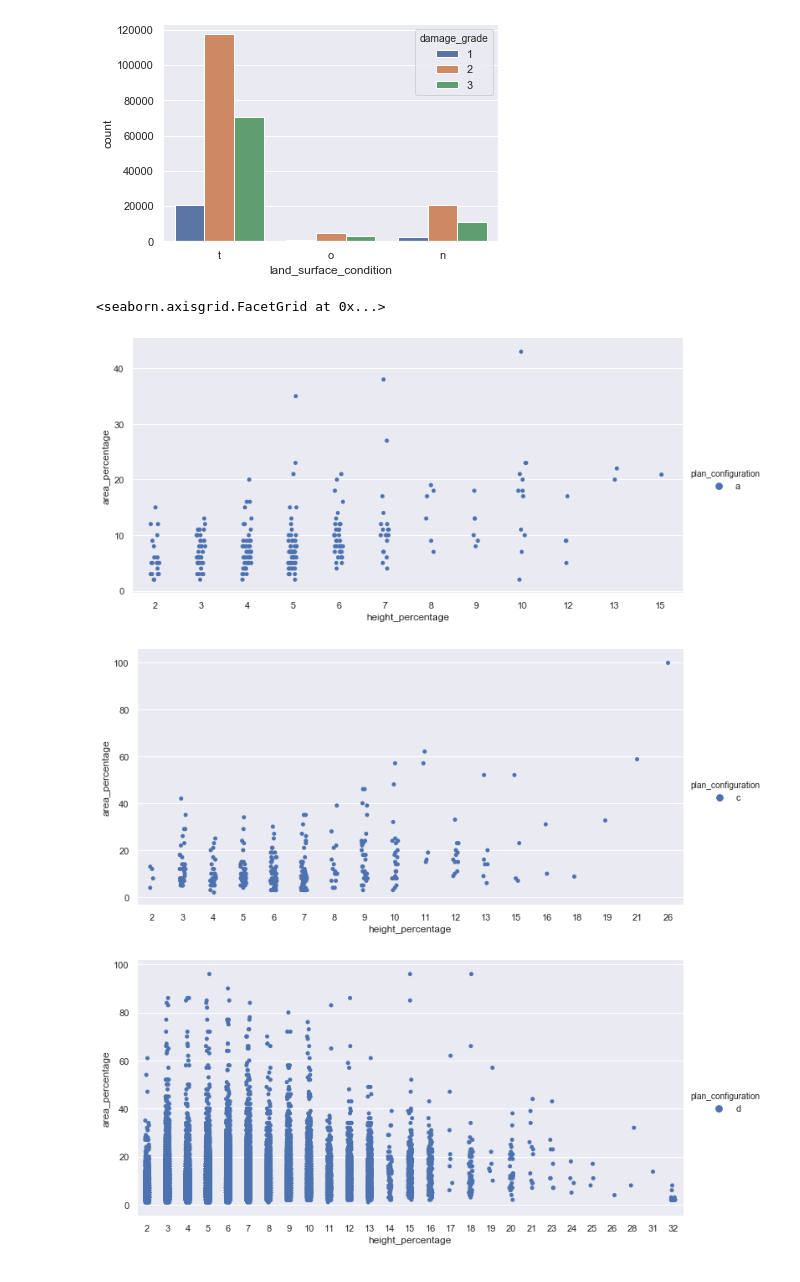
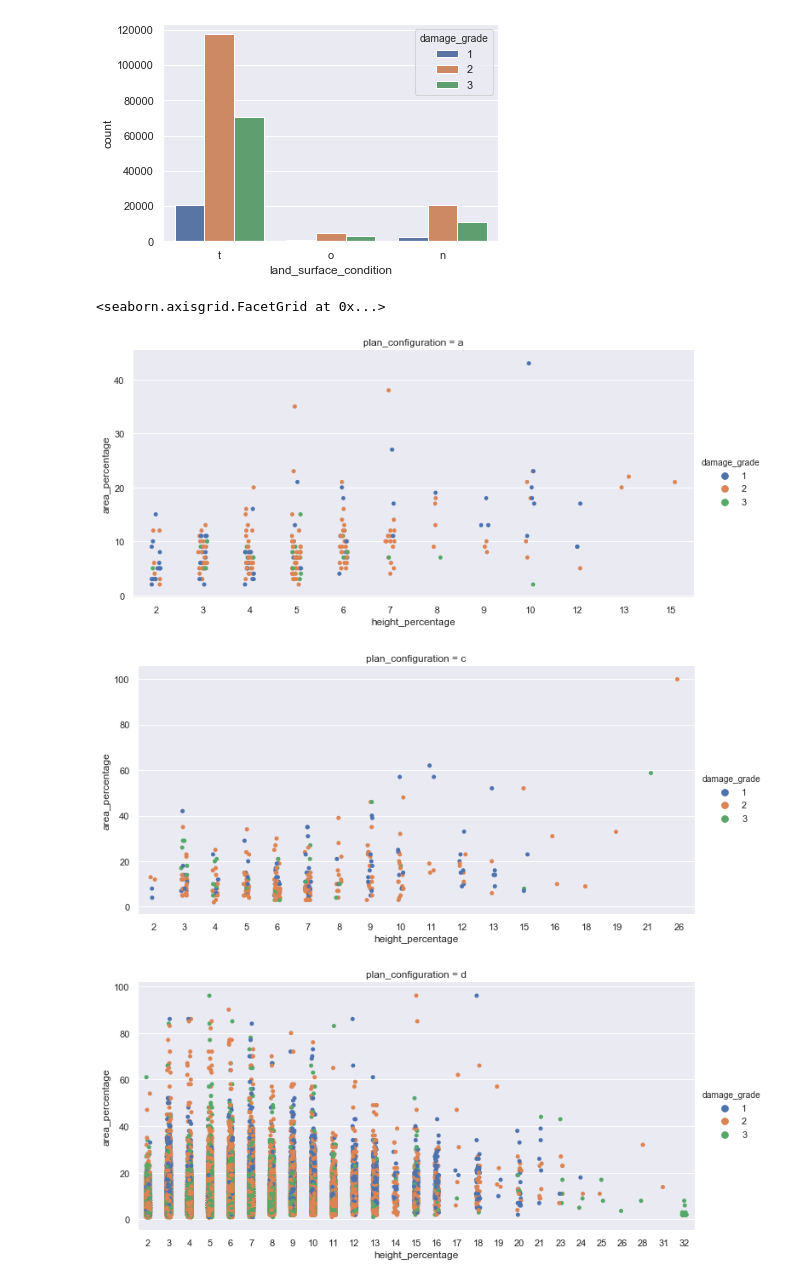
Before and after one commit to jshah39/DataSci, a Jupyter notebook: src/earthquake_shah.ipynb, the cells around one changed output. Cells and saved outputs as stored; diff of their text form; code cells hidden in the pictures.

```diff
--- a/src/earthquake_shah.ipynb
+++ b/src/earthquake_shah.ipynb
@@ -239,12 +218,14 @@ ax = sb.countplot(x="land_surface_condition", hue="damage_grade", data=dPlanDf)
 # %% [output]
 [figure]
 # %%
-sb.catplot(x="height_percentage", y = "area_percentage",hue="plan_configuration", data=aPlanDf, height=5, aspect=2)
-sb.catplot(x="height_percentage", y = "area_percentage",hue="plan_configuration", data=cPlanDf, height=5, aspect=2)
-sb.catplot(x="height_percentage", y = "area_percentage",hue="plan_configuration", data=dPlanDf, height=5, aspect=2)
+sb.catplot(x="height_percentage", y = "area_percentage",hue="damage_grade", data=aPlanDf, height=4, aspect=3, col="plan_configuration")
+sb.catplot(x="height_percentage", y = "area_percentage",hue="damage_grade", data=cPlanDf, height=4, aspect=3, col="plan_configuration")
+sb.catplot(x="height_percentage", y = "area_percentage",hue="damage_grade", data=dPlanDf, height=4, aspect=3, col="plan_configuration")
+
+#https://stackoverflow.com/questions/51826447/how-to-resize-a-catplot-of-kind-swarm-in-seaborn-without-generating-a-second-p
 # %% [output]
 <seaborn.axisgrid.FacetGrid at 0x...>
-[figure, old version]
+[figure, new version]
-[figure, old version]
+[figure, new version]
-[figure, old version]
+[figure, new version]
 # %%
```
Also changed, not shown: parts of 5 cells of this notebook.
